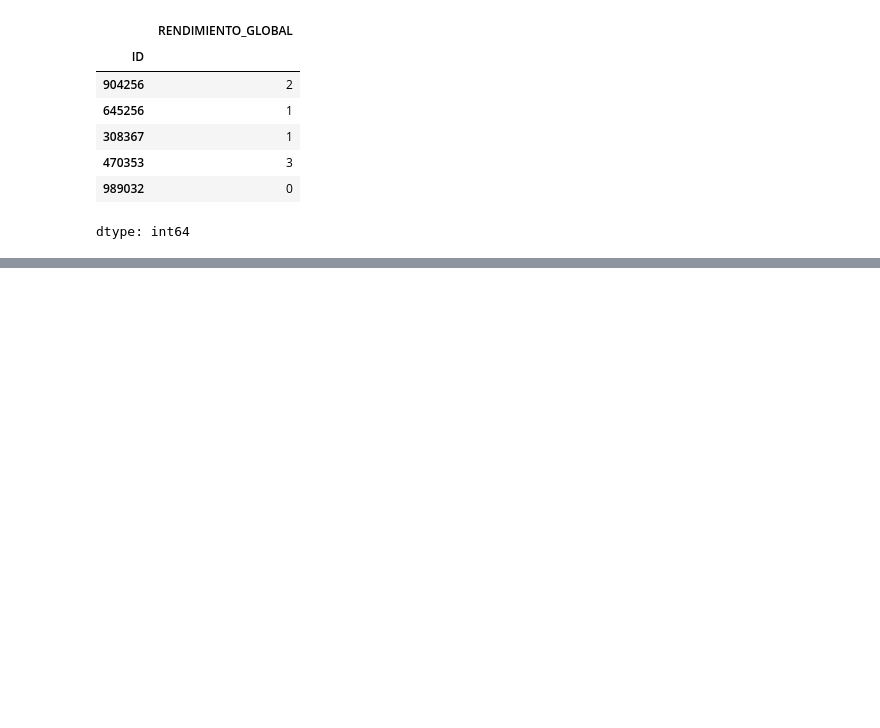
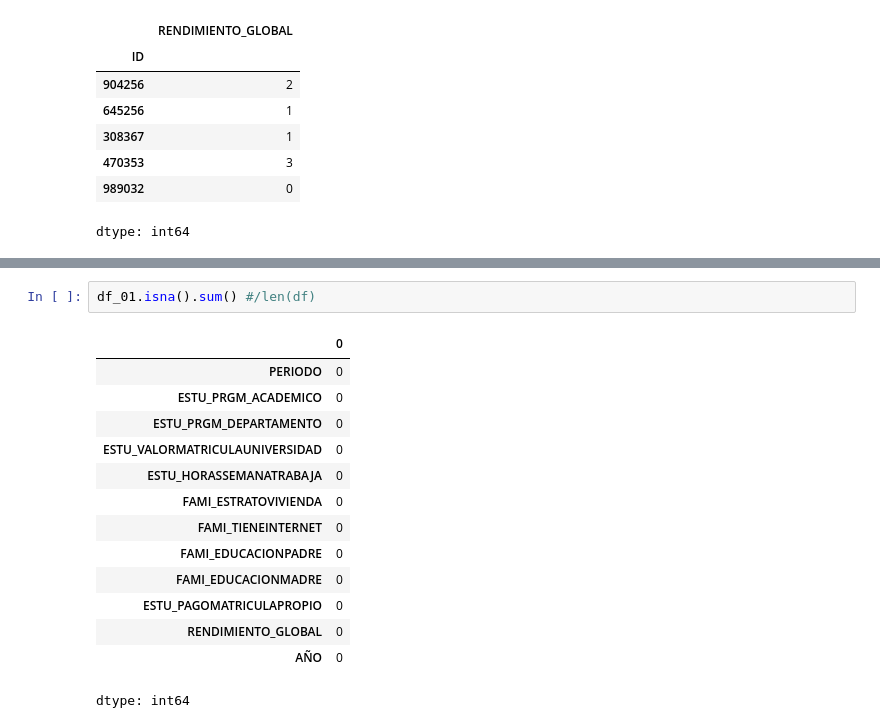
Before and after one commit to estivenalv/proyectoIA, a Jupyter notebook: 02 - preprocesado.ipynb, the cells around one changed output, grey strips where cells are left out. Drawn from its saved outputs; the diff is of its cells as text; blank space fills up the shorter version.

```diff
--- a/02 - preprocesado.ipynb
+++ b/02 - preprocesado.ipynb
@@ -341,0 +356,17 @@ df_01.head(10)
+# %%
+df_01.isna().sum() #/len(df)
+# %% [output]
+|  | 0 |
+| PERIODO | 0 |
+| ESTU_PRGM_ACADEMICO | 0 |
+| ESTU_PRGM_DEPARTAMENTO | 0 |
+| ESTU_VALORMATRICULAUNIVERSIDAD | 0 |
+| ESTU_HORASSEMANATRABAJA | 0 |
+| FAMI_ESTRATOVIVIENDA | 0 |
+| FAMI_TIENEINTERNET | 0 |
+| FAMI_EDUCACIONPADRE | 0 |
+| FAMI_EDUCACIONMADRE | 0 |
+| ESTU_PAGOMATRICULAPROPIO | 0 |
+| RENDIMIENTO_GLOBAL | 0 |
+| AÑO | 0 |
+dtype: int64
```
Also changed, not shown: parts of 9 cells of this notebook.
